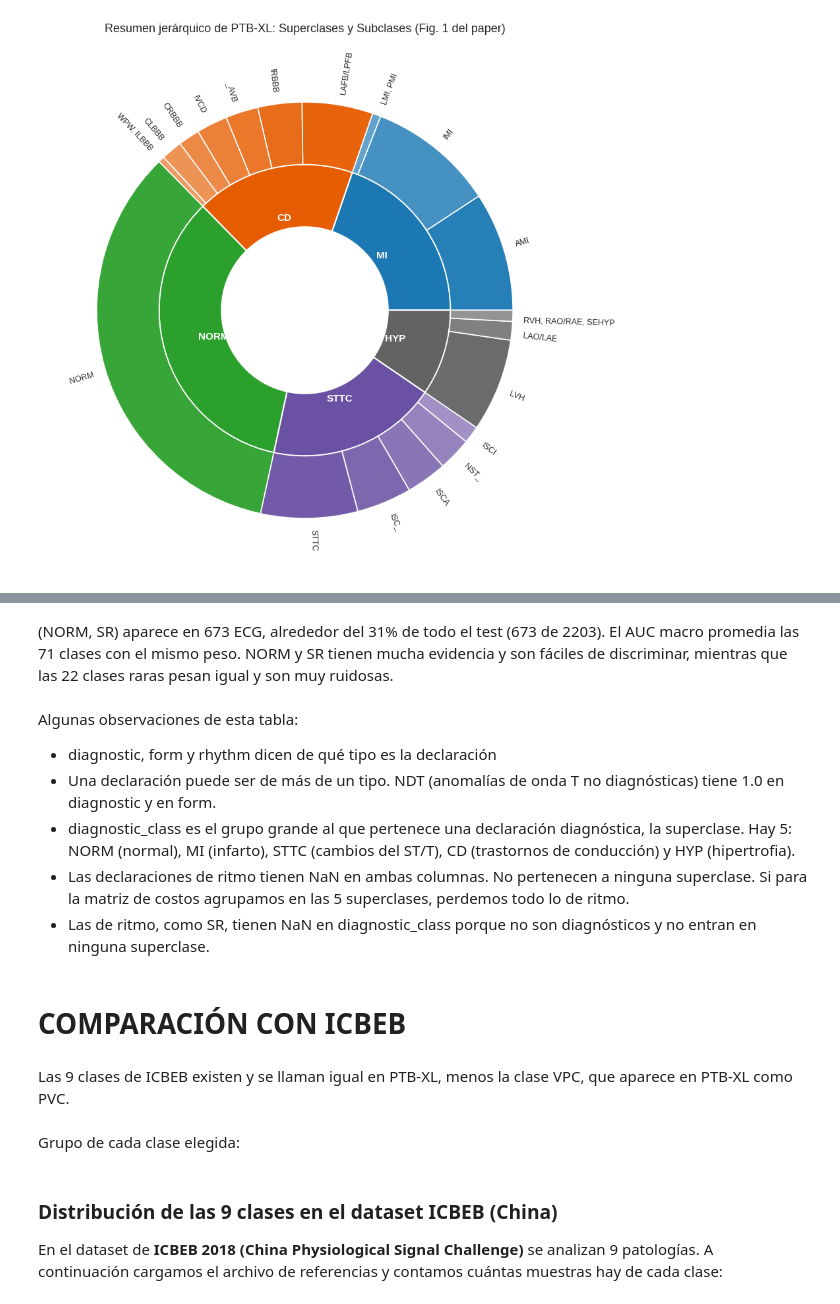
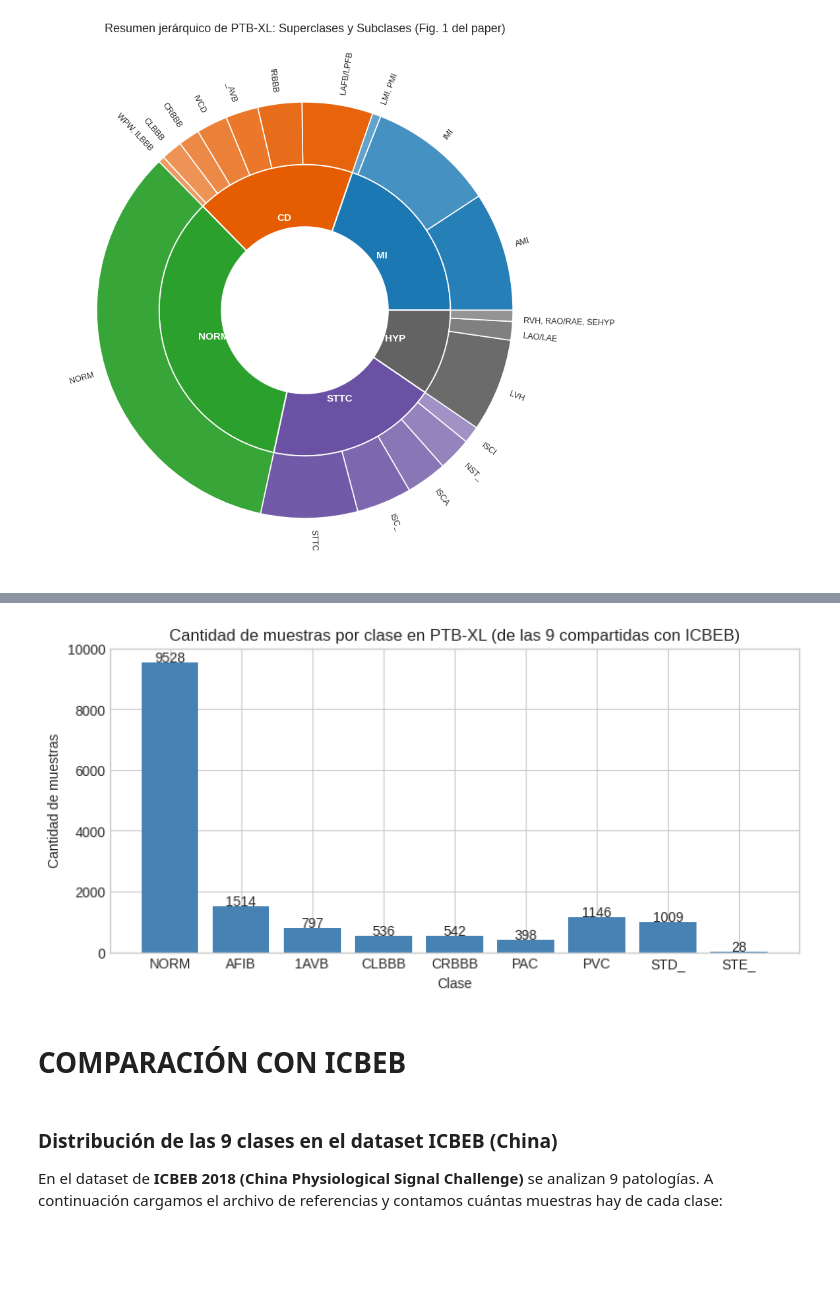
Before and after one commit to MarioSigal/ESAA_TP, a Jupyter notebook: Analisis_de_ECG_Final.ipynb, the cells around one changed output, grey strips where cells are left out. Cells and saved outputs as stored; diff of their text form; code cells hidden in the pictures; blank space fills up the shorter version.

```diff
--- a/Analisis_de_ECG_Final.ipynb
+++ b/Analisis_de_ECG_Final.ipynb
@@ -477,25 +392,0 @@ Además, como es un problema multietiqueta, cada ECG puede tener desde una sola
-# %%
-# Mapeo de diagnósticos a las 5 superclases
-scp_df = pd.read_csv(os.path.join(PTB_DIR, 'scp_statements.csv'), index_col=0)
-diag_scp = scp_df[scp_df['diagnostic'] == 1.0]
-diag_a_super = diag_scp['diagnostic_class'].dropna().to_dict()
-
-def obtener_superclases(d):
-    if not isinstance(d, dict): return []
-    return list(set(diag_a_super[k] for k in d.keys() if k in diag_a_super))
-
-df['superclasses'] = df['scp_codes'].apply(obtener_superclases)
-
-# Conteo de casos de cada superclase
-superclases = ['NORM', 'MI', 'STTC', 'CD', 'HYP']
-conteo_super = {sc: df['superclasses'].apply(lambda l: sc in l).sum() for sc in superclases}
-
-# Gráfico de barras de las 5 superclases
-plt.figure(figsize=(7, 4))
-plt.bar(conteo_super.keys(), conteo_super.values(), color='steelblue')
-plt.title('Cantidad de ECG por Superclase Diagnóstica en PTB-XL')
-plt.xlabel('Superclase')
-plt.ylabel('Cantidad de ECG')
-for i, (k, v) in enumerate(conteo_super.items()):
-    plt.text(i, v + 100, str(v), ha='center')
-plt.show()
@@ -504,16 +393,22 @@ plt.show()
-# %% [markdown]
-(NORM, SR) aparece en 673 ECG, alrededor del 31% de todo el test (673 de 2203).
-El AUC macro promedia las 71 clases con el mismo peso. NORM y SR tienen mucha evidencia y son fáciles de discriminar, mientras que las 22 clases raras pesan igual y son muy ruidosas.
-# %% [markdown]
-Algunas observaciones de esta tabla:
-* diagnostic, form y rhythm dicen de qué tipo es la declaración
-* Una declaración puede ser de más de un tipo. NDT (anomalías de onda T no diagnósticas) tiene 1.0 en diagnostic y en form.
-* diagnostic_class es el grupo grande al que pertenece una declaración diagnóstica, la superclase. Hay 5: NORM (normal), MI (infarto), STTC (cambios del ST/T), CD (trastornos de conducción) y HYP (hipertrofia).
-* Las declaraciones de ritmo tienen NaN en ambas columnas. No pertenecen a ninguna superclase. Si para la matriz de costos agrupamos en las 5 superclases, perdemos  todo lo de ritmo.
-* Las de ritmo, como SR, tienen NaN en diagnostic_class porque no son diagnósticos y no entran en ninguna superclase.
+# %%
+df_ptbxl = pd.read_csv(os.path.join(PTB_DIR, 'ptbxl_database.csv'), index_col='ecg_id')
+df_ptbxl['scp_codes'] = df_ptbxl.scp_codes.apply(lambda x: ast.literal_eval(x))
+
+ptbxl_counts = {name: 0 for name in ptbxl_codes}
+for scp_dict in df_ptbxl['scp_codes']:
+    for code in scp_dict.keys():
+        if code in ptbxl_counts:
+            ptbxl_counts[code] += 1
+
+plt.figure(figsize=(9, 4))
+plt.bar(ptbxl_counts.keys(), ptbxl_counts.values(), color='steelblue')
+plt.title('Cantidad de muestras por clase en PTB-XL (de las 9 compartidas con ICBEB)')
+plt.xlabel('Clase')
+plt.ylabel('Cantidad de muestras')
+for i, (k, v) in enumerate(ptbxl_counts.items()):
+    plt.text(i, v + 25, str(v), ha='center')
+plt.show()
+# %% [output]
+[figure, added]
 # %% [markdown]
 # COMPARACIÓN CON ICBEB
-# %% [markdown]
-Las 9 clases de ICBEB existen y se llaman igual en PTB-XL, menos la clase VPC, que aparece en PTB-XL como PVC.
-# %% [markdown]
-Grupo de cada clase elegida:
```
Also changed, not shown: parts of 15 cells of this notebook.
